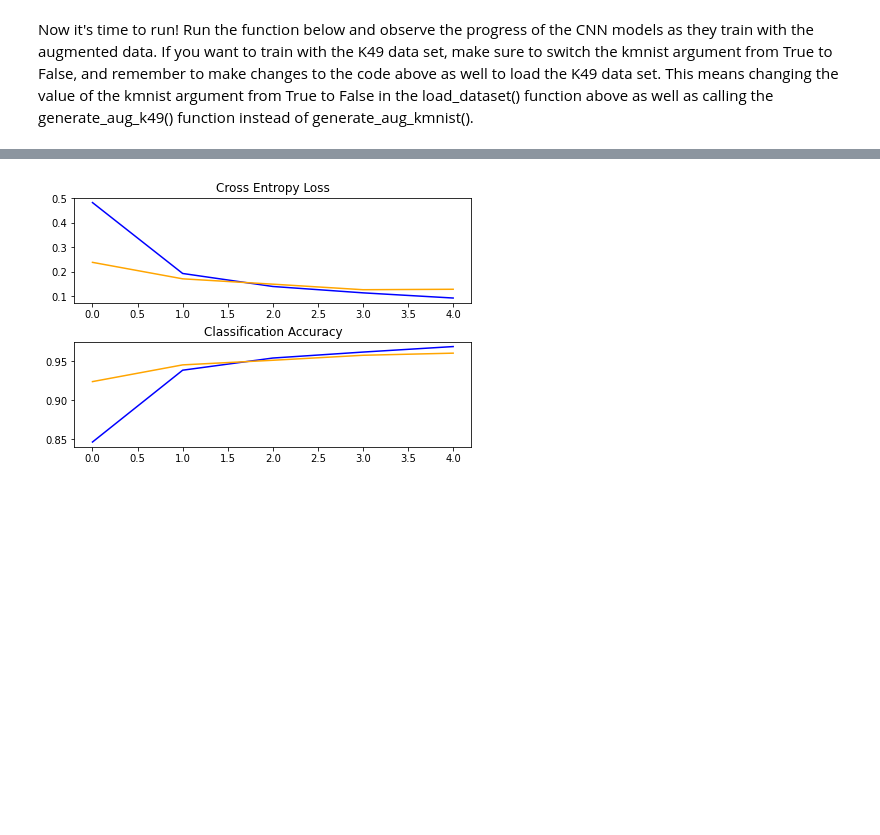
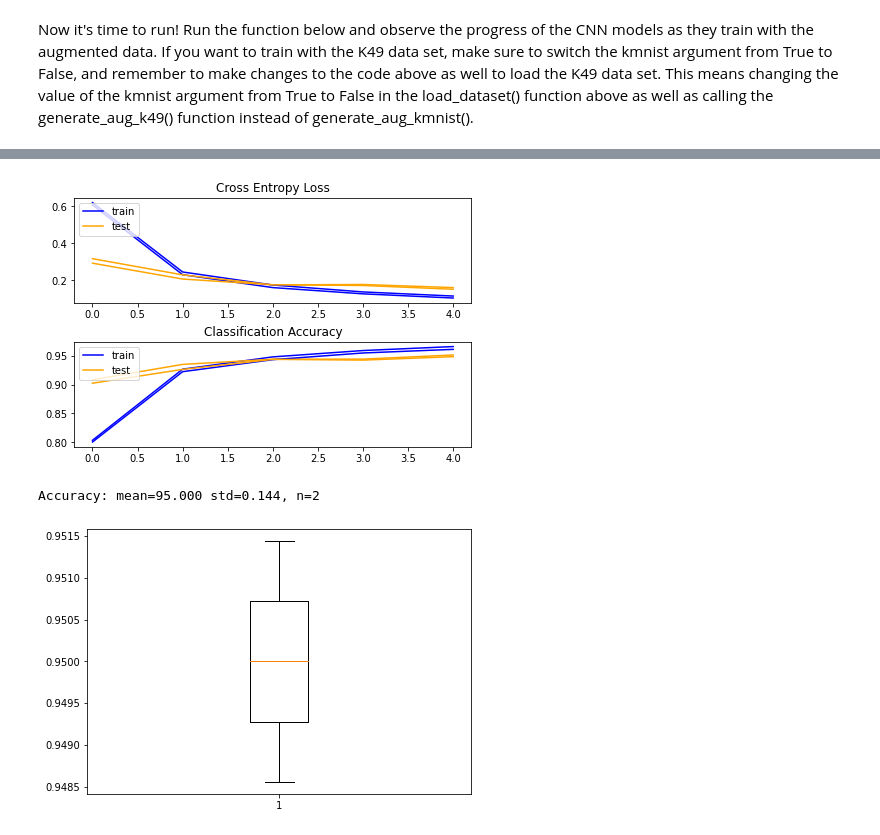
Before and after one commit to joshdunk98/kuzushijiCVAE, a Jupyter notebook: Demo.ipynb, the cells around one changed output, grey strips where cells are left out. Cells and saved outputs as stored; diff of their text form; code cells hidden in the pictures; blank space fills up the shorter version.

Commit message:
Fixing plot legend

```diff
--- a/Demo.ipynb
+++ b/Demo.ipynb
@@ -232,11 +232,18 @@ def summarize_diagnostics(histories):
         plt.title('Cross Entropy Loss')
         plt.plot(histories[i].history['loss'], color='blue', label='train')
         plt.plot(histories[i].history['val_loss'], color='orange', label='test')
+
+        if i == 0:
+            plt.legend(loc="upper left")
+
         # plot accuracy
         plt.subplot(2, 1, 2)
         plt.title('Classification Accuracy')
         plt.plot(histories[i].history['accuracy'], color='blue', label='train')
         plt.plot(histories[i].history['val_accuracy'], color='orange', label='test')
+
+        if i == 0:
+            plt.legend(loc="upper left")
     plt.show()
 
 
@@ -346,5 +353,5 @@ trainX, trainY, testX, testY = load_dataset(kmnist=True)
 # %% [markdown]
 Now it's time to run! Run the function below and observe the progress of the CNN models as they train with the augmented data. If you want to train with the K49 data set, make sure to switch the kmnist argument from True to False, and remember to make changes to the code above as well to load the K49 data set. This means changing the value of the kmnist argument from True to False in the load_dataset() function above as well as calling the generate_aug_k49() function instead of generate_aug_kmnist().
 # %%
-run_test_harness(trainX, trainY, testX, testY, epochs=5, n_folds=1, kmnist=True)
+run_test_harness(trainX, trainY, testX, testY, epochs=5, n_folds=2, kmnist=True)
 # %% [output]
@@ -362 +375,3 @@ Epoch 5/5
-[figure, old version]
+[figure, new version]
+Accuracy: mean=95.000 std=0.144, n=2
+[figure, added]
```
Also changed, not shown: parts of 1 cell of this notebook.
